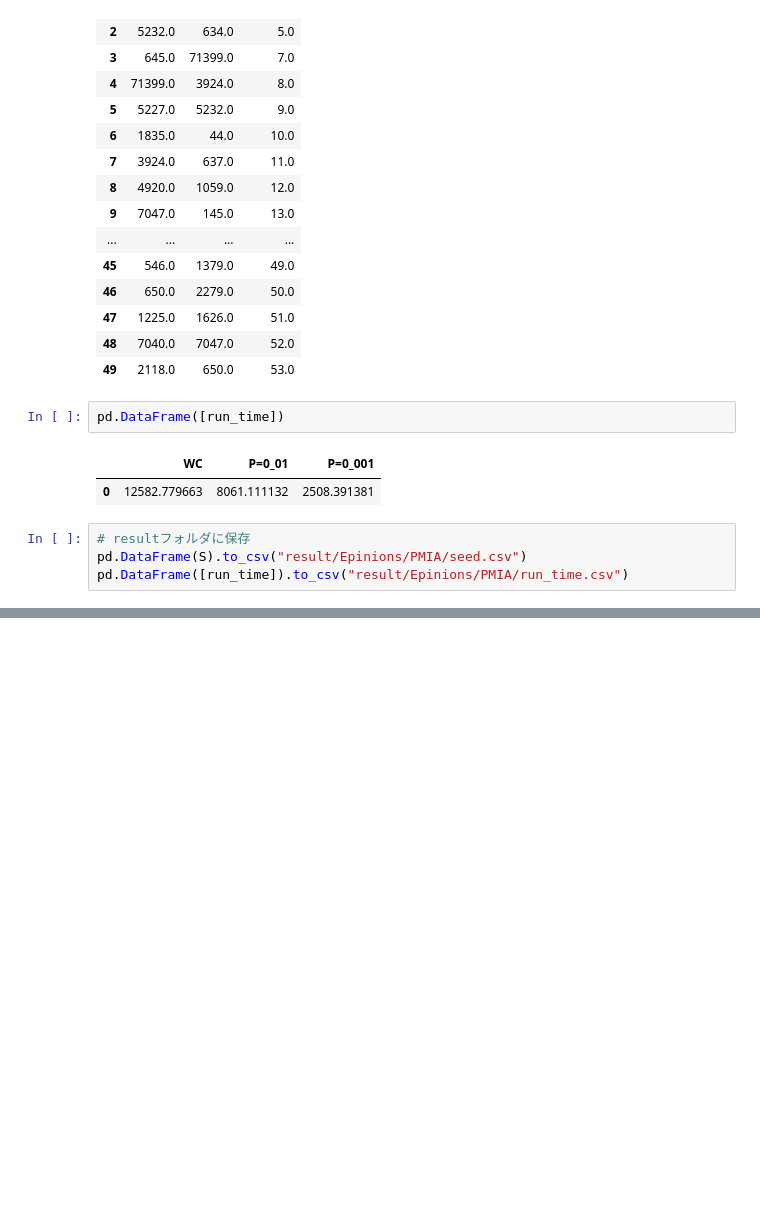
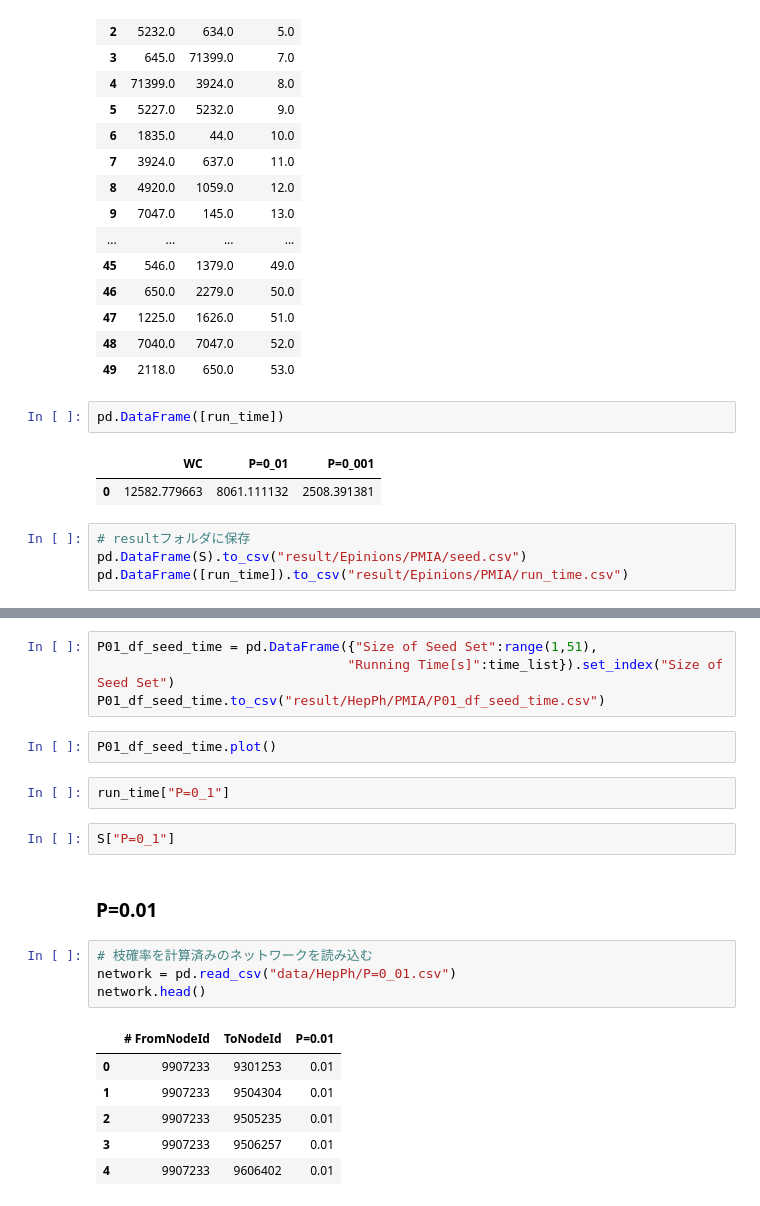
Before and after one commit to plue1011/code, a Jupyter notebook: PMIA.ipynb, the cells around one changed output, grey strips where cells are left out. Cells and saved outputs as stored; diff of their text form; blank space fills up the shorter version.

```diff
--- a/PMIA.ipynb
+++ b/PMIA.ipynb
@@ -1402,0 +1582,23 @@ pd.DataFrame([run_time]).to_csv("result/Epinions/PMIA/run_time.csv")
+# %%
+P01_df_seed_time = pd.DataFrame({"Size of Seed Set":range(1,51),
+                                "Running Time[s]":time_list}).set_index("Size of Seed Set")
+P01_df_seed_time.to_csv("result/HepPh/PMIA/P01_df_seed_time.csv")
+# %%
+P01_df_seed_time.plot()
+# %%
+run_time["P=0_1"]
+# %%
+S["P=0_1"]
+# %% [markdown]
+### P=0.01
+# %%
+# 枝確率を計算済みのネットワークを読み込む
+network = pd.read_csv("data/HepPh/P=0_01.csv")
+network.head()
+# %% [output]
+|  | # FromNodeId | ToNodeId | P=0.01 |
+| 0 | 9907233 | 9301253 | 0.01 |
+| 1 | 9907233 | 9504304 | 0.01 |
+| 2 | 9907233 | 9505235 | 0.01 |
+| 3 | 9907233 | 9506257 | 0.01 |
+| 4 | 9907233 | 9606402 | 0.01 |
```
Also changed, not shown: parts of 48 cells of this notebook, 1 other file.
